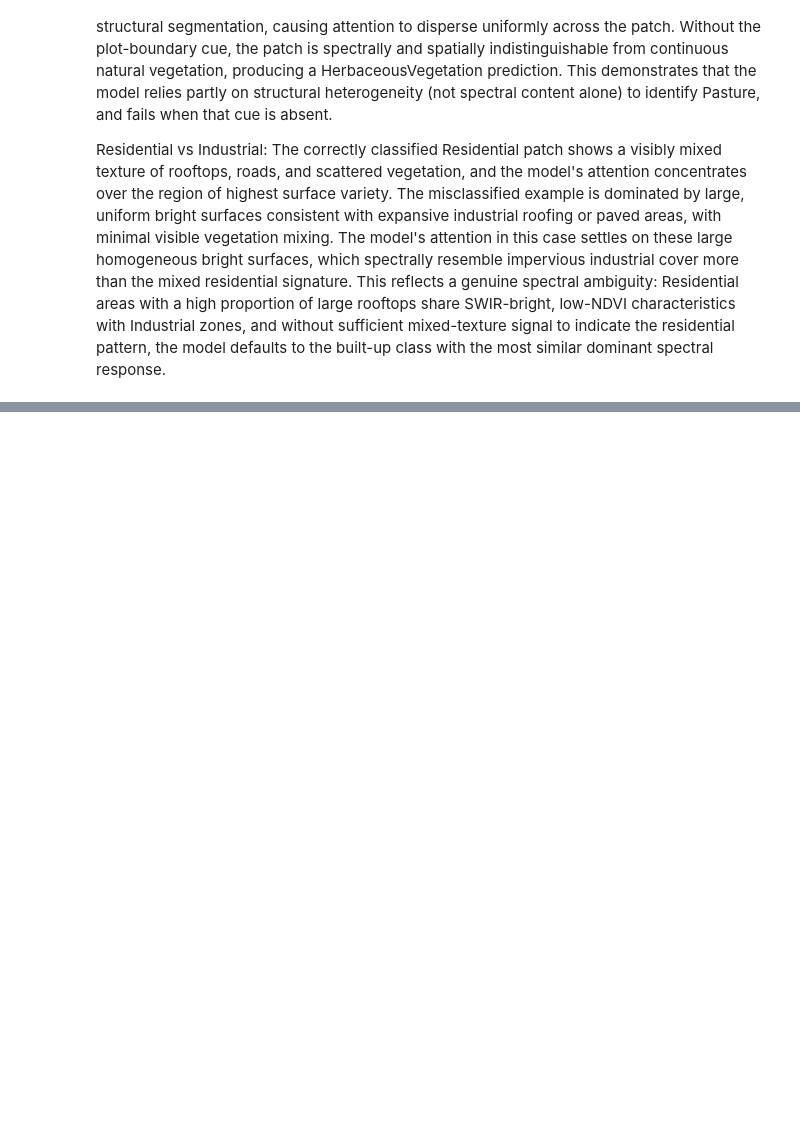
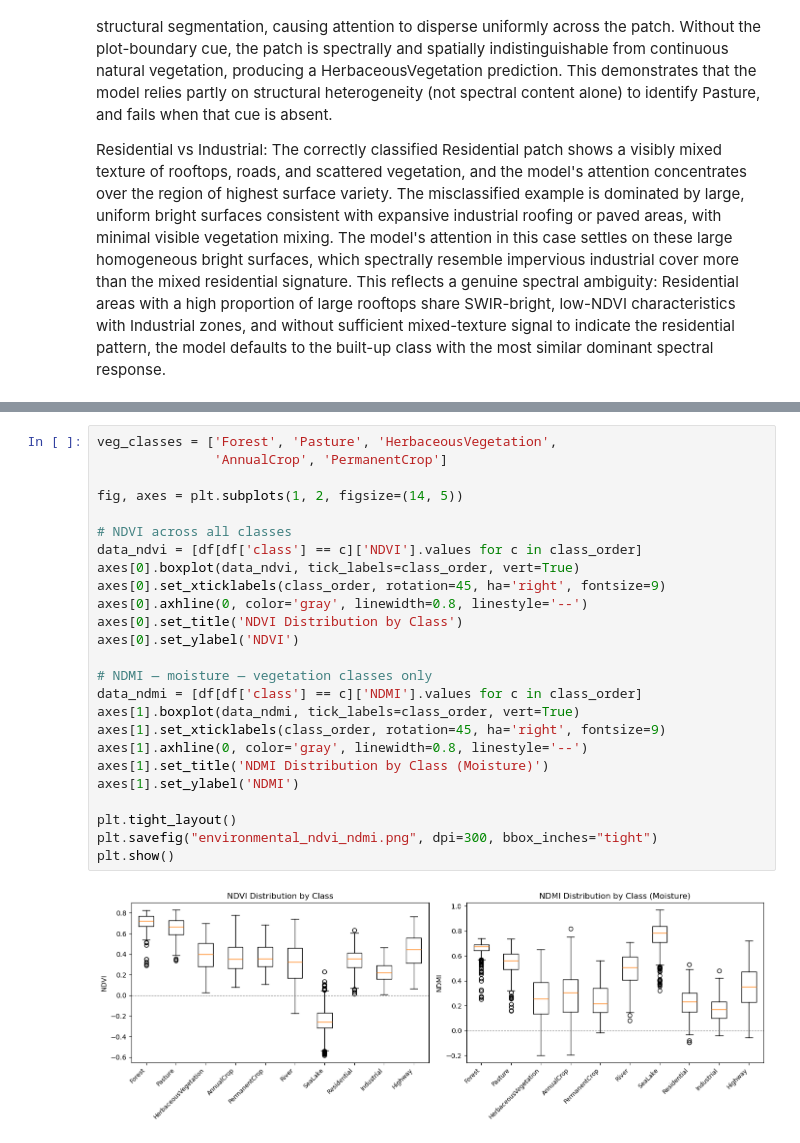
Before and after one commit to kavya1210v/Earth-lock_Holmes_GeoSnap_submission, a Jupyter notebook: Task - 2/ms_analysis.ipynb, the cells around one changed output, grey strips where cells are left out. Saved outputs shown, nothing was run; the diff lists cells and outputs as text; blank space fills up the shorter version.

```diff
--- a/Task - 2/ms_analysis.ipynb
+++ b/Task - 2/ms_analysis.ipynb
@@ -598,0 +720,27 @@ Residential vs Industrial: The correctly classified Residential patch shows a vi
+# %%
+veg_classes = ['Forest', 'Pasture', 'HerbaceousVegetation',
+               'AnnualCrop', 'PermanentCrop']
+
+fig, axes = plt.subplots(1, 2, figsize=(14, 5))
+
+# NDVI across all classes
+data_ndvi = [df[df['class'] == c]['NDVI'].values for c in class_order]
+axes[0].boxplot(data_ndvi, tick_labels=class_order, vert=True)
+axes[0].set_xticklabels(class_order, rotation=45, ha='right', fontsize=9)
+axes[0].axhline(0, color='gray', linewidth=0.8, linestyle='--')
+axes[0].set_title('NDVI Distribution by Class')
+axes[0].set_ylabel('NDVI')
+
+# NDMI — moisture — vegetation classes only
+data_ndmi = [df[df['class'] == c]['NDMI'].values for c in class_order]
+axes[1].boxplot(data_ndmi, tick_labels=class_order, vert=True)
+axes[1].set_xticklabels(class_order, rotation=45, ha='right', fontsize=9)
+axes[1].axhline(0, color='gray', linewidth=0.8, linestyle='--')
+axes[1].set_title('NDMI Distribution by Class (Moisture)')
+axes[1].set_ylabel('NDMI')
+
+plt.tight_layout()
+plt.savefig("environmental_ndvi_ndmi.png", dpi=300, bbox_inches="tight")
+plt.show()
+# %% [output]
+[figure, added]
```
Also changed, not shown: parts of 7 cells of this notebook.
